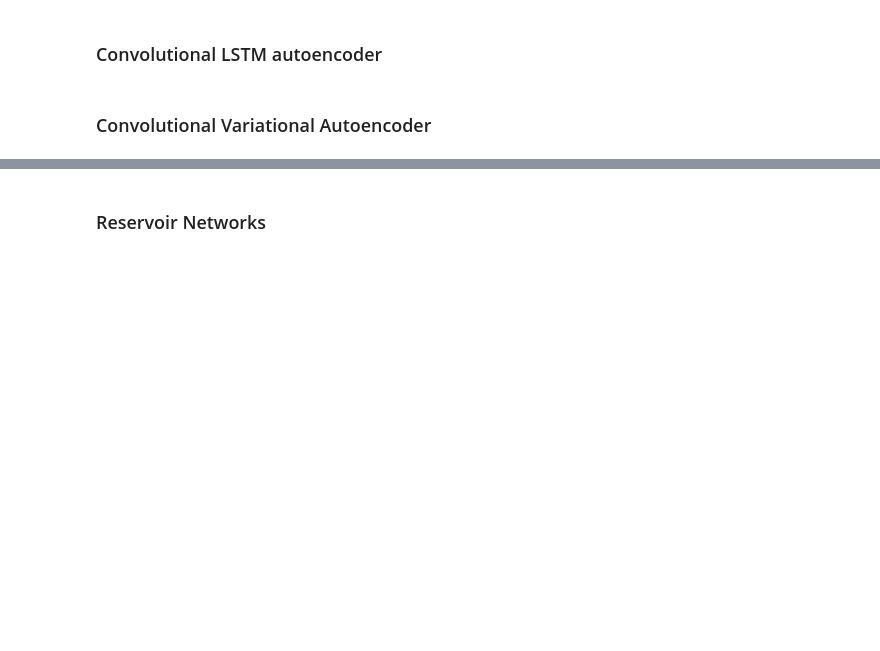
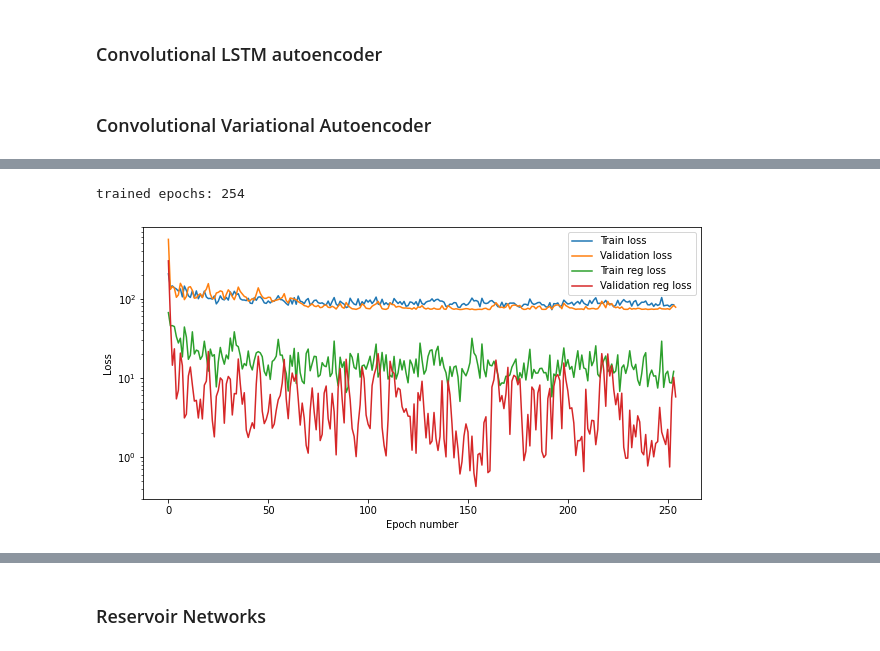
Before and after one commit to lupoalberto98/Physical-Informed-Dynamical-Systems, a Jupyter notebook: src/main.ipynb, the cells around one changed output, grey strips where cells are left out. Saved outputs shown, nothing was run; the diff lists cells and outputs as text; code cells hidden in the pictures; blank space fills up the shorter version.

Commit message:
Implemented FFAE

```diff
--- a/src/main.ipynb
+++ b/src/main.ipynb
@@ -1226,0 +1202,25 @@ torch.save(net_vae.state_dict(),"trained_models/"+name_net)
+# %%
+### Define network
+torch.manual_seed(0)
+n_inputs = true_system.dim*(seq_len-1)
+n_outputs = true_system.dim*(seq_len-1)
+print(n_inputs)
+num_h_layers = 2
+hidden_layers = [1024,512,128, 64]
+drop_p = 0.3
+encoded_space_dim = 3
+enc_space_reg = "TRUE"
+beta = 1
+weight_decay = 0
+lr = 0.001
+
+
+net = FFAE(n_inputs, n_outputs, encoded_space_dim, hidden_layers, true_system, drop_p=drop_p,
+                 lr=lr, dt=dt, enc_space_reg=enc_space_reg, weight_decay=weight_decay, beta=beta)
+
+### Define callbacks
+metrics_callback =  MetricsCallback()
+es = EarlyStopping(monitor="val_loss", patience = 100, mode="min")
+
+
+root = net.__class__.__name__+"_"+str(enc_space_reg)+"_"+true_system.__class__.__name__+"_es"+str(encoded_space_dim)+"_sigma"+str(sigma)
@@ -1226,0 +1261,17 @@ torch.save(net_vae.state_dict(),"trained_models/"+name_net)
+# %%
+### Plot losses
+fig = plt.figure(figsize=(10,5))
+ax = plt.axes()
+ax.semilogy(metrics_callback.train_loss_log, label="Train loss")
+ax.semilogy(metrics_callback.val_loss_log, label="Validation loss")
+if enc_space_reg is not None:
+    ax.semilogy(metrics_callback.train_reg_log, label="Train reg loss")
+    ax.semilogy(metrics_callback.val_reg_log, label="Validation reg loss")
+ax.set_xlabel("Epoch number")
+ax.set_ylabel("Loss")
+ax.legend()
+#fig.savefig("images/"+name_loss)
+print("trained epochs: "+str(len(metrics_callback.train_loss_log)))
+# %% [output]
+trained epochs: 254
+[figure, added]
```
Also changed, not shown: parts of 50 cells of this notebook, 14 other files.
